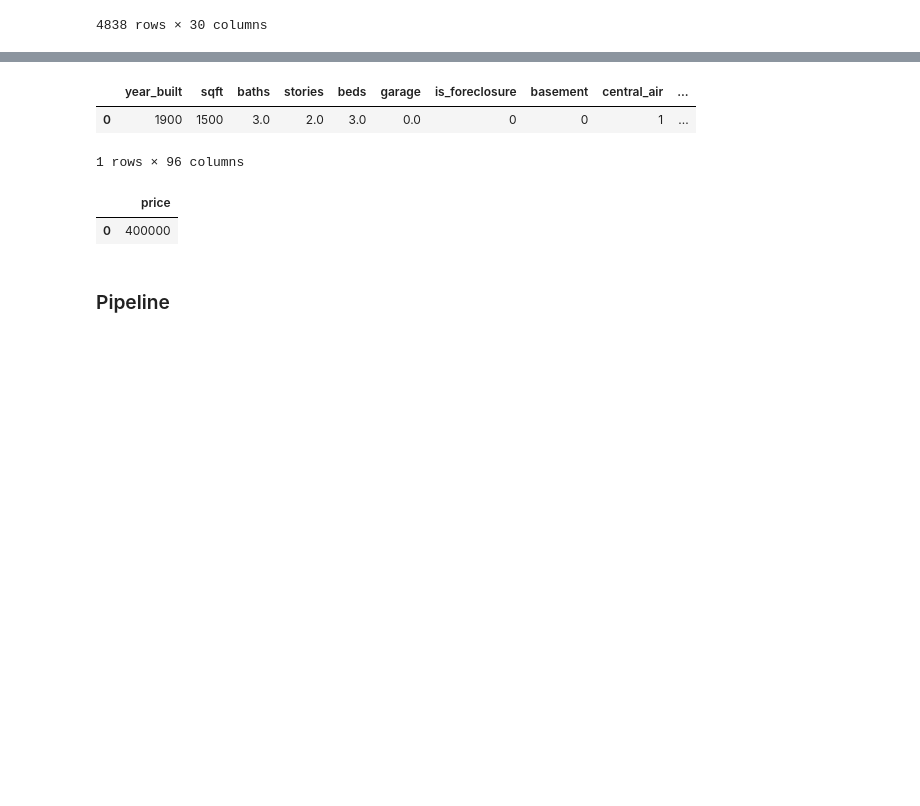
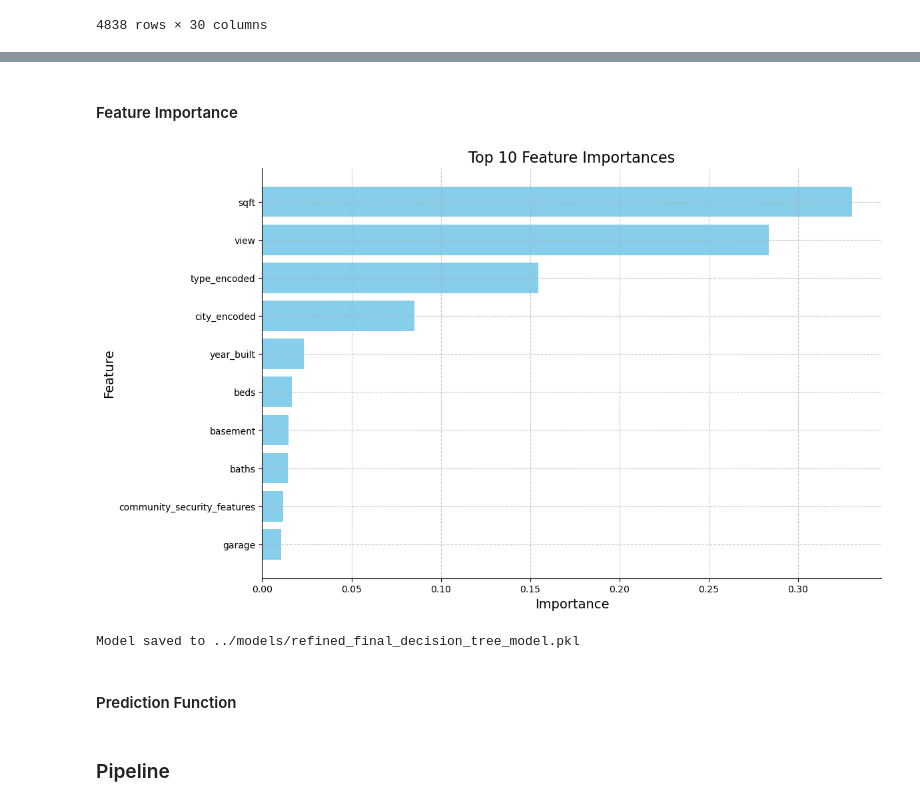
Before and after one commit to imarri01/SupervisedLearning_ML, a Jupyter notebook: notebooks/3.5 - tunning_pipeline_v2.ipynb, the cells around one changed output, grey strips where cells are left out. Drawn from its saved outputs; the diff is of its cells as text; code cells hidden in the pictures; blank space fills up the shorter version.

```diff
--- a/notebooks/3.5 - tunning_pipeline_v2.ipynb
+++ b/notebooks/3.5 - tunning_pipeline_v2.ipynb
@@ -230,13 +260,41 @@ Predicted price for sample data: 400000.0
-# %%
-#view sample data
-sample_data
-# %% [output]
-|  | year_built | sqft | baths | stories | beds | garage | is_foreclosure | basement | central_air | ... |
-| 0 | 1900 | 1500 | 3.0 | 2.0 | 3.0 | 0.0 | 0 | 0 | 1 | ... |
-1 rows × 96 columns
-# %%
-#verify predicted price is correct
-y_test[0:1]
-# %% [output]
-|  | price |
-| 0 | 400000 |
+# %% [markdown]
+#### Feature Importance
+# %%
+
+# Get feature importances from the model
+feature_importances = loaded_model.feature_importances_
+features = X.columns
+
+# Create a DataFrame for feature importances
+importance_df = pd.DataFrame(
+    {'Feature': features, 'Importance': feature_importances})
+importance_df = importance_df.sort_values(
+    by='Importance', ascending=False).head(10)
+
+# Plot feature importances
+plt.figure(figsize=(12, 8))
+plt.barh(importance_df['Feature'],
+         importance_df['Importance'], color='skyblue')
+plt.xlabel('Importance', fontsize=14)
+plt.ylabel('Feature', fontsize=14)
+plt.title('Top 10 Feature Importances', fontsize=16)
+plt.gca().invert_yaxis()
+
+# Adding grid for better readability
+plt.grid(True, linestyle='--', alpha=0.7)
+
+# Removing spines for a cleaner look
+plt.gca().spines['top'].set_visible(False)
+plt.gca().spines['right'].set_visible(False)
+
+plt.show()
+# %% [output]
+[figure, added]
+# %%
+model_filename = '../models/refined_final_decision_tree_model.pkl'
+joblib.dump(best_model, model_filename)
+print(f"Model saved to {model_filename}")
+# %% [output]
+Model saved to ../models/refined_final_decision_tree_model.pkl
+# %% [markdown]
+#### Prediction Function
```
Also changed, not shown: parts of 21 cells of this notebook, 3 other files.
